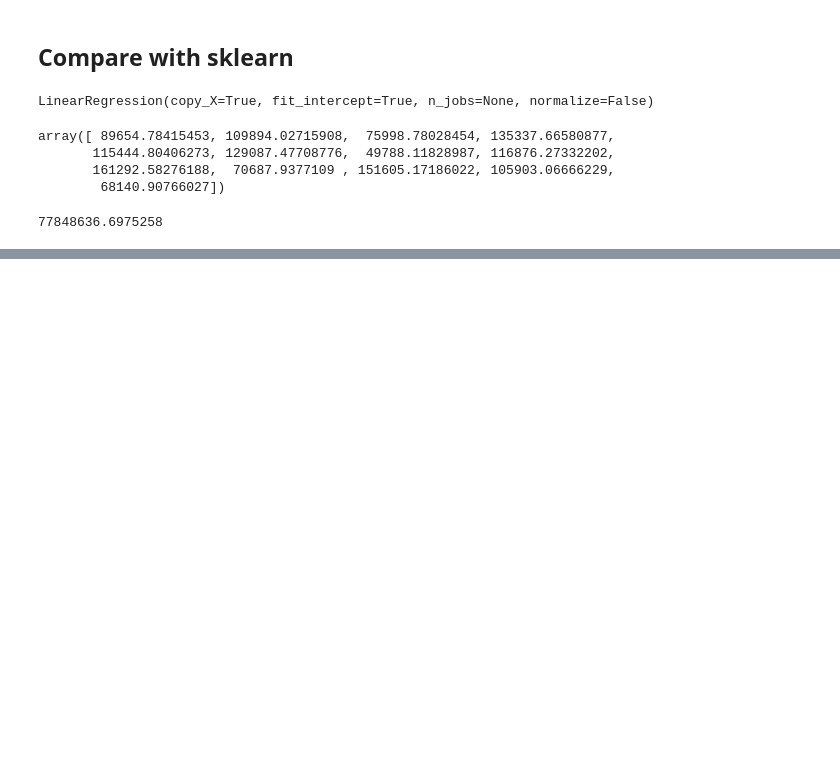
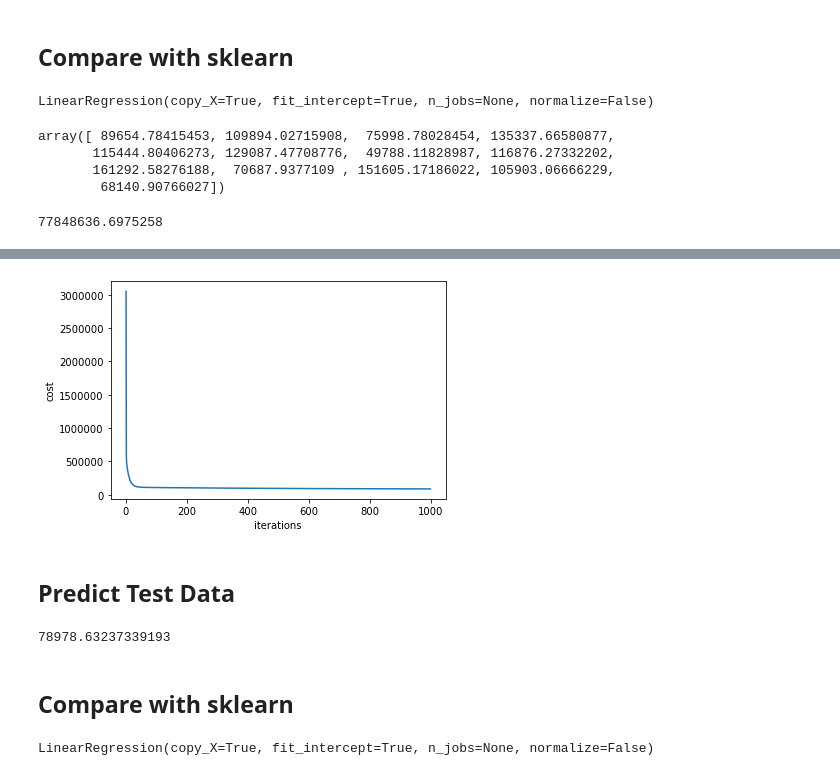
Before and after one commit to luisespriella9/ML-Algorithms, a Jupyter notebook: Linear Regression.ipynb, the cells around one changed output, grey strips where cells are left out. Drawn from its saved outputs; the diff is of its cells as text; code cells hidden in the pictures; blank space fills up the shorter version.

```diff
--- a/Linear Regression.ipynb
+++ b/Linear Regression.ipynb
@@ -308,0 +388,6 @@ costFunction(skpredictions, y_test.values)
+# %%
+linearRegression.plotCostPerIteration()
+# %% [output]
+[figure, added]
+# %% [markdown]
+## Predict Test Data
@@ -308,0 +396,11 @@ costFunction(skpredictions, y_test.values)
+# %%
+costFunction(predictions, y_test.values)
+# %% [output]
+78978.63237339193
+# %% [markdown]
+## Compare with sklearn
+# %%
+reg = skLinearRegression()
+reg.fit(x_train, y_train)
+# %% [output]
+LinearRegression(copy_X=True, fit_intercept=True, n_jobs=None, normalize=False)
```
Also changed, not shown: parts of 18 cells of this notebook.
